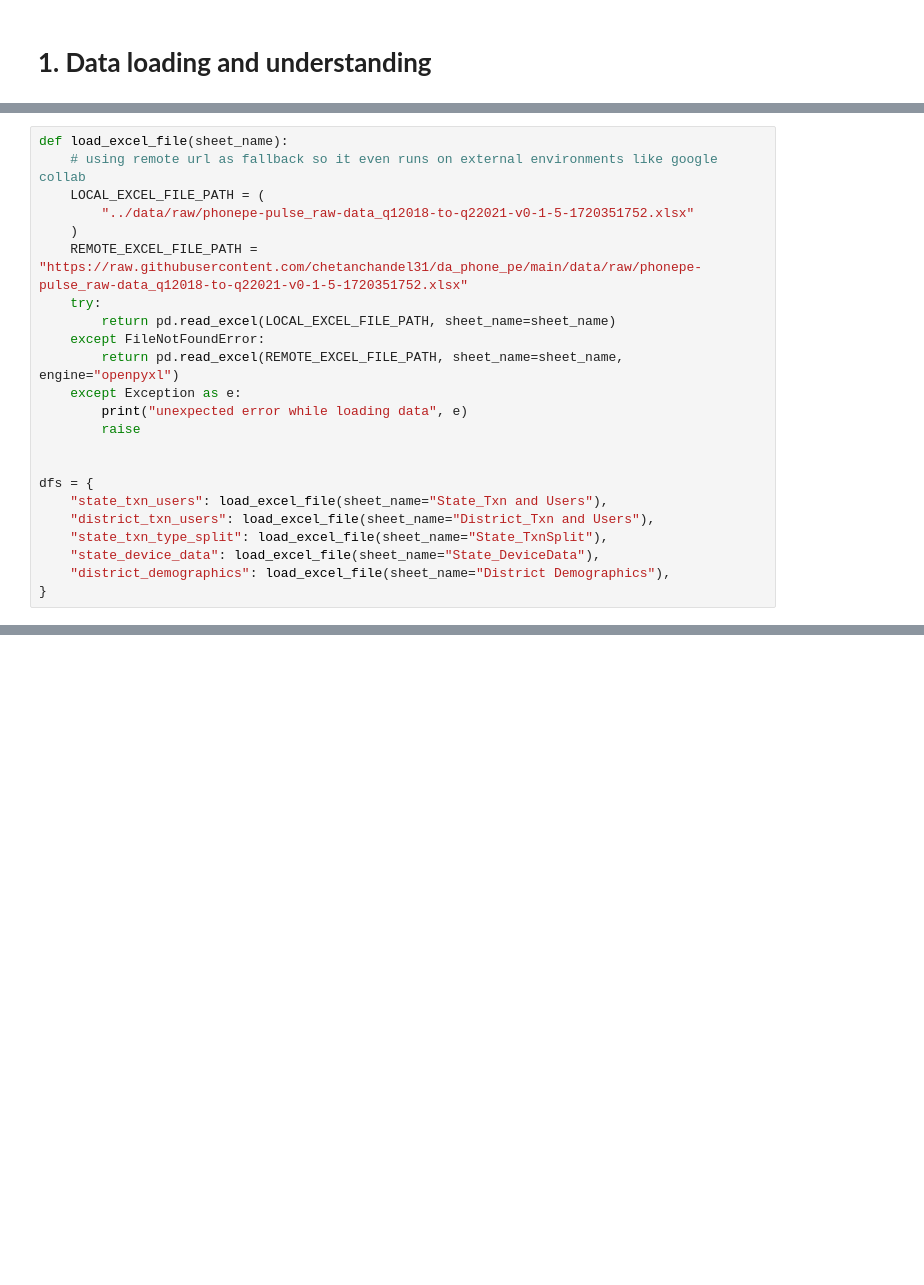
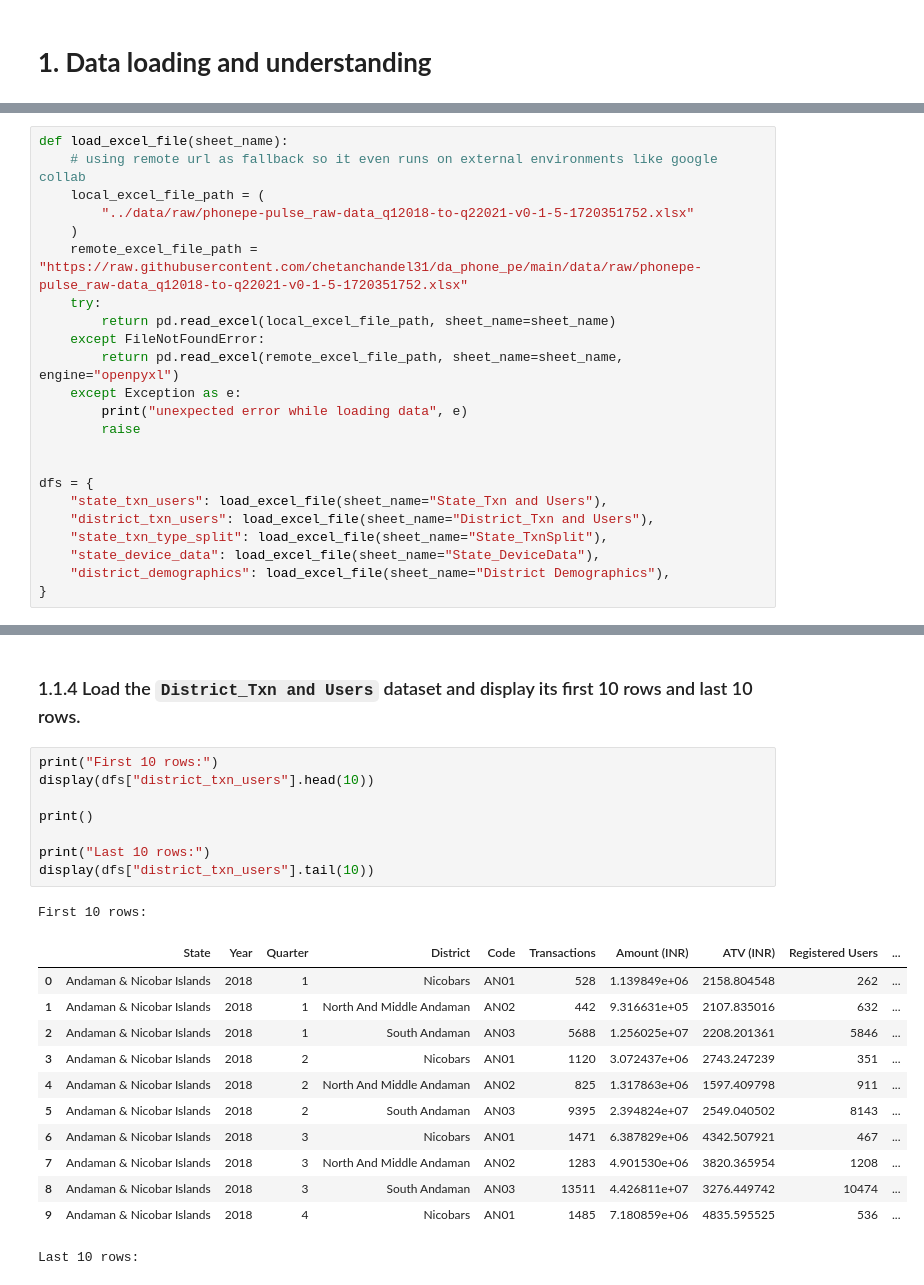
Before and after one commit to chetanchandel31/da_phone_pe, a Jupyter notebook: notebooks/01_phone_pe_analysis.ipynb, the cells around one changed output, grey strips where cells are left out. Drawn from its saved outputs; the diff is of its cells as text; blank space fills up the shorter version.

Commit message:
data loading

```diff
--- a/notebooks/01_phone_pe_analysis.ipynb
+++ b/notebooks/01_phone_pe_analysis.ipynb
@@ -21,14 +11,14 @@ SHEET_NAMES = [
 # %%
 def load_excel_file(sheet_name):
     # using remote url as fallback so it even runs on external environments like google collab
-    LOCAL_EXCEL_FILE_PATH = (
+    local_excel_file_path = (
         "../data/raw/phonepe-pulse_raw-data_q12018-to-q22021-v0-1-5-1720351752.xlsx"
     )
-    REMOTE_EXCEL_FILE_PATH = "https://raw.githubusercontent.com/chetanchandel31/da_phone_pe/main/data/raw/phonepe-pulse_raw-data_q12018-to-q22021-v0-1-5-1720351752.xlsx"
+    remote_excel_file_path = "https://raw.githubusercontent.com/chetanchandel31/da_phone_pe/main/data/raw/phonepe-pulse_raw-data_q12018-to-q22021-v0-1-5-1720351752.xlsx"
     try:
-        return pd.read_excel(LOCAL_EXCEL_FILE_PATH, sheet_name=sheet_name)
+        return pd.read_excel(local_excel_file_path, sheet_name=sheet_name)
     except FileNotFoundError:
-        return pd.read_excel(REMOTE_EXCEL_FILE_PATH, sheet_name=sheet_name, engine="openpyxl")
+        return pd.read_excel(remote_excel_file_path, sheet_name=sheet_name, engine="openpyxl")
     except Exception as e:
         print("unexpected error while loading data", e)
         raise
@@ -48,0 +80,24 @@ dfs = {
+# %% [markdown]
+### 1.1.4 Load the `District_Txn and Users` dataset and display its first 10 rows and last 10 rows.
+# %%
+print("First 10 rows:")
+display(dfs["district_txn_users"].head(10))
+
+print()
+
+print("Last 10 rows:")
+display(dfs["district_txn_users"].tail(10))
+# %% [output]
+First 10 rows:
+|  | State | Year | Quarter | District | Code | Transactions | Amount (INR) | ATV (INR) | Registered Users | ... |
+| 0 | Andaman & Nicobar Islands | 2018 | 1 | Nicobars | AN01 | 528 | 1.139849e+06 | 2158.804548 | 262 | ... |
+| 1 | Andaman & Nicobar Islands | 2018 | 1 | North And Middle Andaman | AN02 | 442 | 9.316631e+05 | 2107.835016 | 632 | ... |
+| 2 | Andaman & Nicobar Islands | 2018 | 1 | South Andaman | AN03 | 5688 | 1.256025e+07 | 2208.201361 | 5846 | ... |
+| 3 | Andaman & Nicobar Islands | 2018 | 2 | Nicobars | AN01 | 1120 | 3.072437e+06 | 2743.247239 | 351 | ... |
+| 4 | Andaman & Nicobar Islands | 2018 | 2 | North And Middle Andaman | AN02 | 825 | 1.317863e+06 | 1597.409798 | 911 | ... |
+| 5 | Andaman & Nicobar Islands | 2018 | 2 | South Andaman | AN03 | 9395 | 2.394824e+07 | 2549.040502 | 8143 | ... |
+| 6 | Andaman & Nicobar Islands | 2018 | 3 | Nicobars | AN01 | 1471 | 6.387829e+06 | 4342.507921 | 467 | ... |
+| 7 | Andaman & Nicobar Islands | 2018 | 3 | North And Middle Andaman | AN02 | 1283 | 4.901530e+06 | 3820.365954 | 1208 | ... |
+| 8 | Andaman & Nicobar Islands | 2018 | 3 | South Andaman | AN03 | 13511 | 4.426811e+07 | 3276.449742 | 10474 | ... |
+| 9 | Andaman & Nicobar Islands | 2018 | 4 | Nicobars | AN01 | 1485 | 7.180859e+06 | 4835.595525 | 536 | ... |
+Last 10 rows:
```
Also changed, not shown: parts of 13 cells of this notebook, 1 other file.
